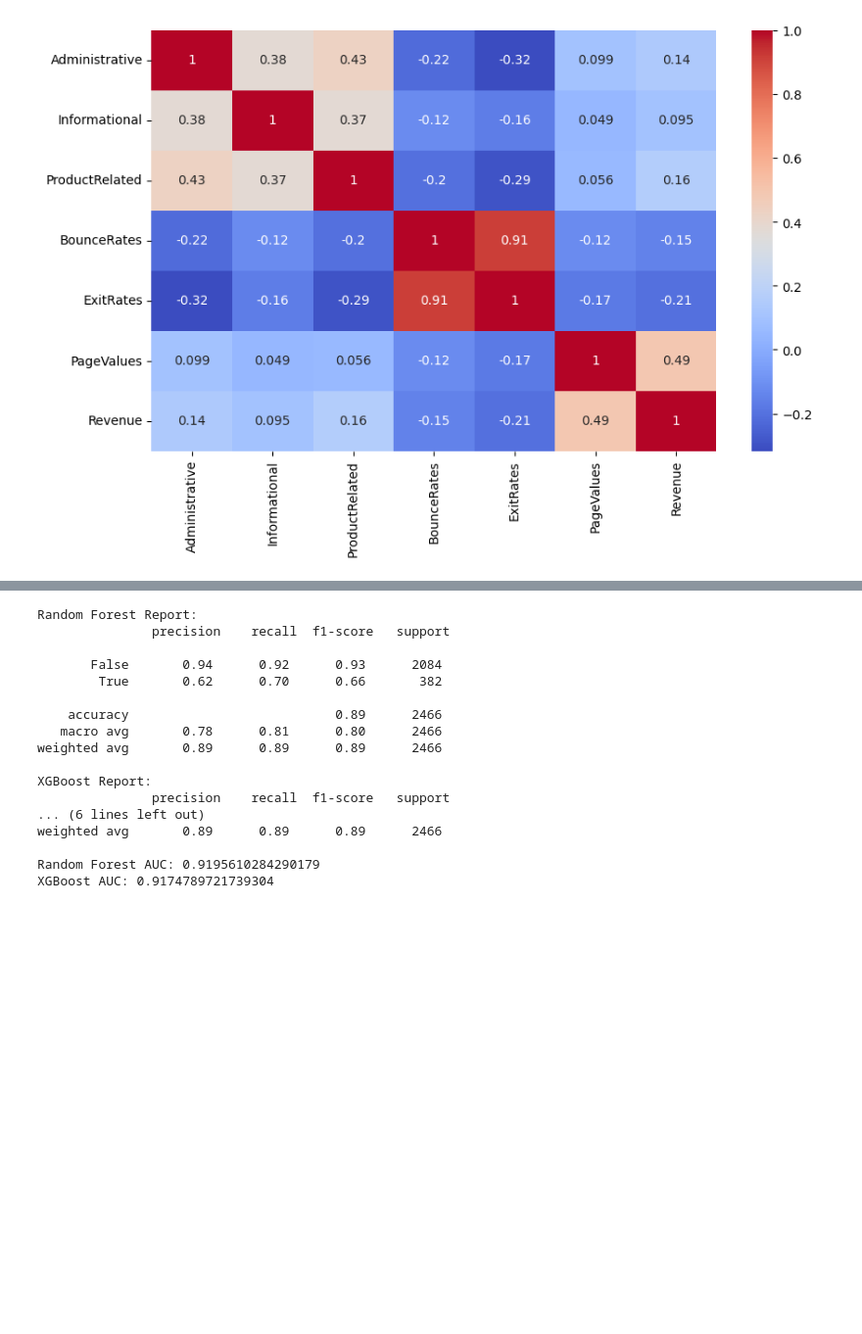
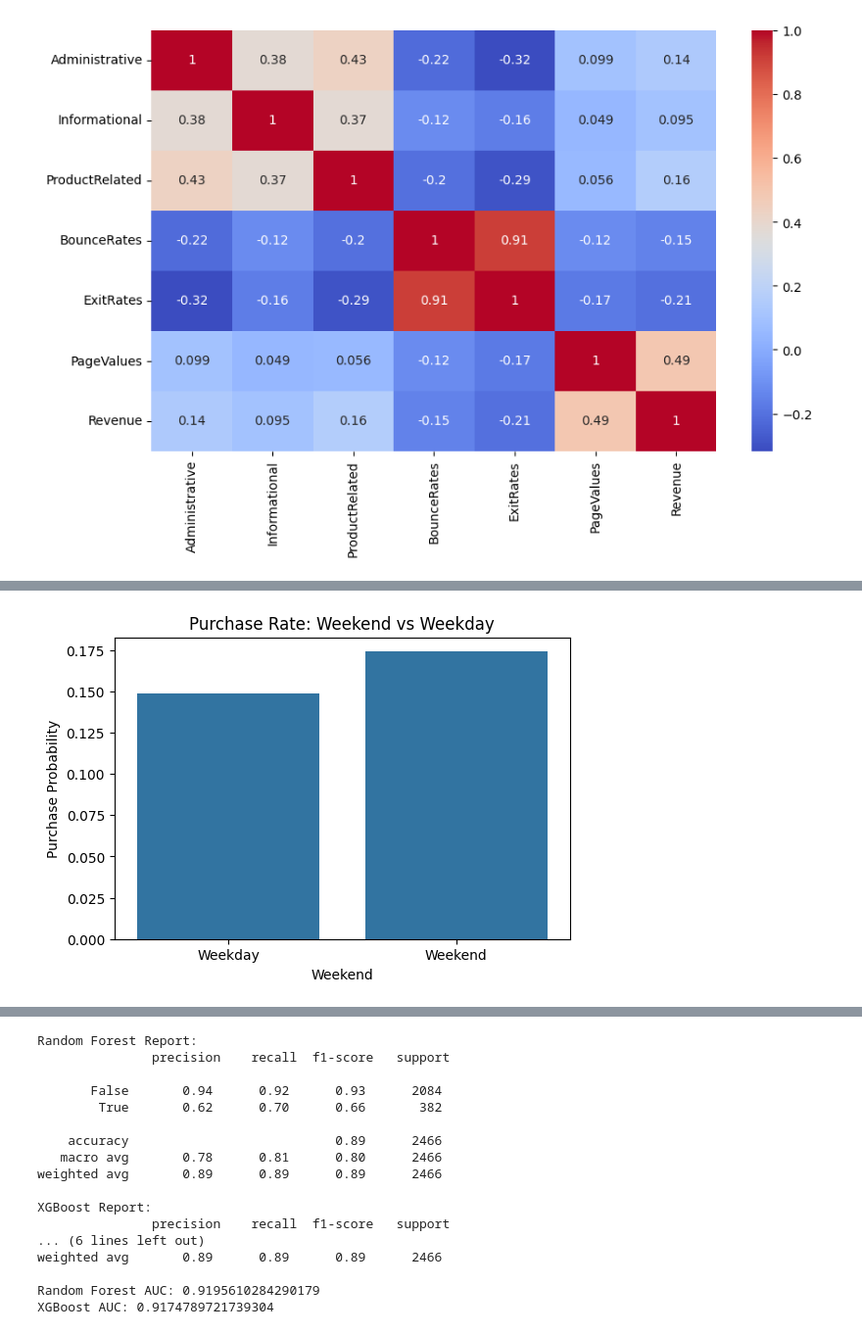
Before and after one commit to neslytom/DSML-Final-Project, a Jupyter notebook: Final_Project.ipynb, the cells around one changed output, grey strips where cells are left out. Shown at 98% size. Drawn from its saved outputs; the diff is of its cells as text; code cells hidden in the pictures; blank space fills up the shorter version.

```diff
--- a/Final_Project.ipynb
+++ b/Final_Project.ipynb
@@ -128,0 +132,11 @@ NameError: name 'data' is not defined
+# %%
+weekend_revenue = data.groupby('Weekend')['Revenue'].mean()
+
+plt.figure(figsize=(6, 4))
+sns.barplot(x=weekend_revenue.index, y=weekend_revenue.values)
+plt.title('Purchase Rate: Weekend vs Weekday')
+plt.ylabel('Purchase Probability')
+plt.xticks([0, 1], ['Weekday', 'Weekend'])
+plt.show()
+# %% [output]
+[figure, added]
```
Also changed, not shown: parts of 7 cells of this notebook.
